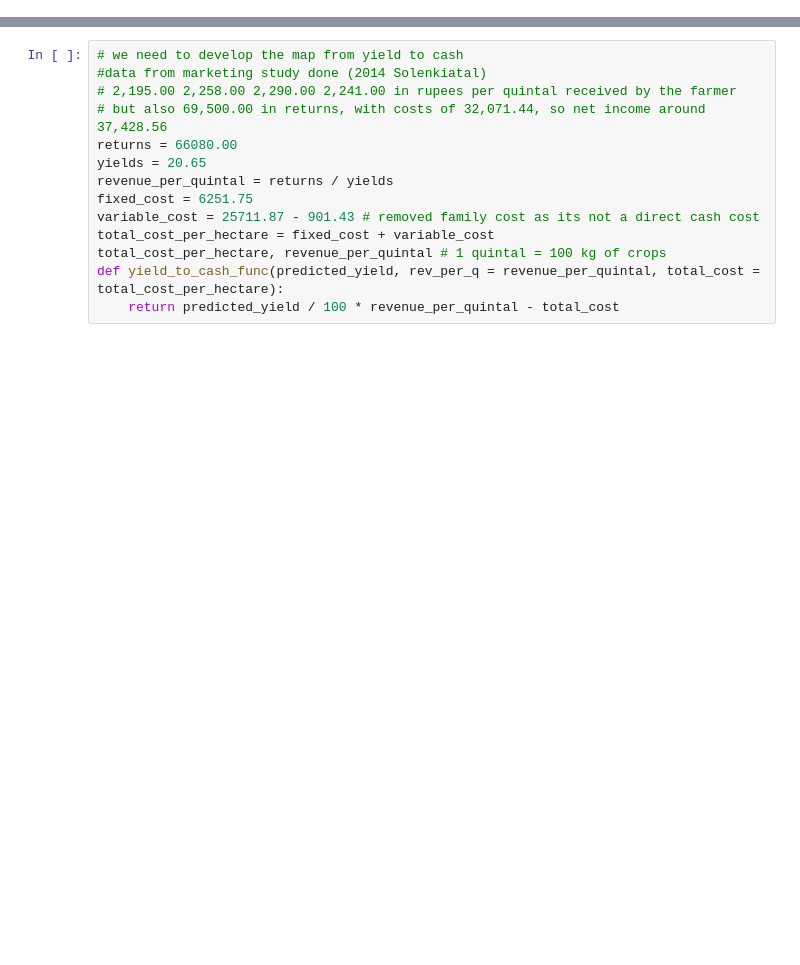
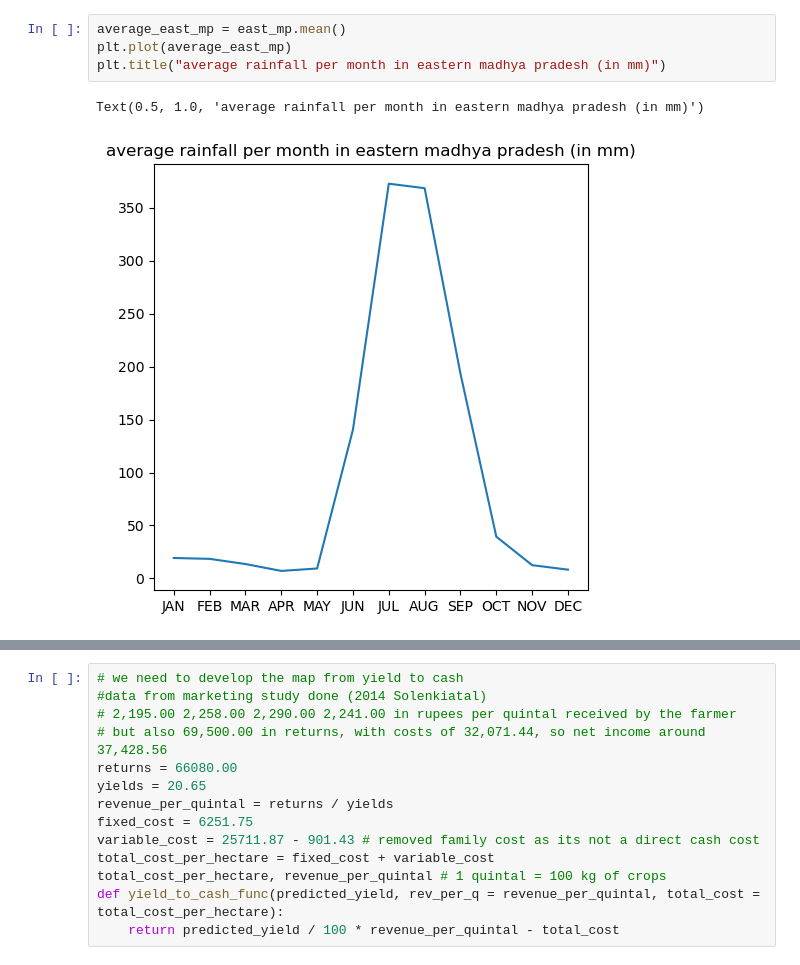
Before and after one commit to ken-neth-wang/crop-insurance, a Jupyter notebook: notebooks/insurance_simulator.ipynb, the cells around one changed output, grey strips where cells are left out. Drawn from its saved outputs; the diff is of its cells as text; blank space fills up the shorter version.

```diff
--- a/notebooks/simulator.ipynb
+++ b/notebooks/insurance_simulator.ipynb
@@ -29,0 +144,7 @@ executing.executing.NotOneValueFound: Expected one value, found 0
+# %%
+average_east_mp = east_mp.mean()
+plt.plot(average_east_mp)
+plt.title("average rainfall per month in eastern madhya pradesh (in mm)")
+# %% [output]
+Text(0.5, 1.0, 'average rainfall per month in eastern madhya pradesh (in mm)')
+[figure, added]
```
Also changed, not shown: parts of 53 cells of this notebook, 2 other files.
